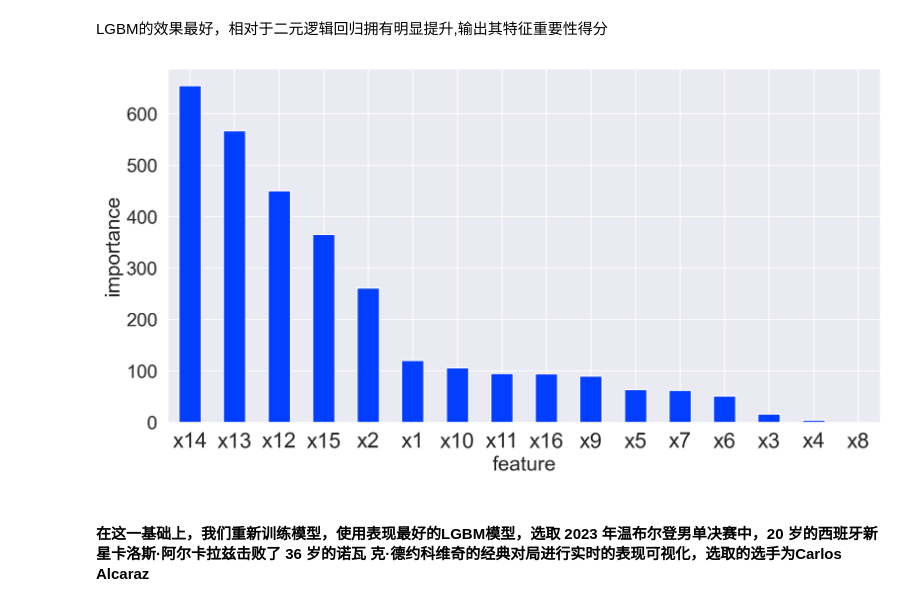
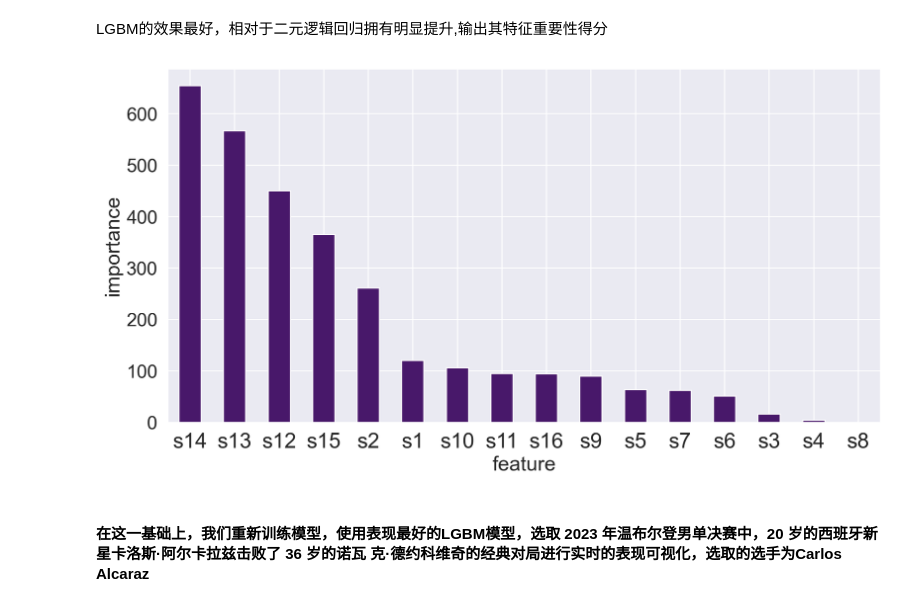
Before and after one commit to DavidFeng-8844/24_MCM_C, a Jupyter notebook: task1n2.ipynb, the cells around one changed output. Drawn from its saved outputs; the diff is of its cells as text; code cells hidden in the pictures.

```diff
--- a/task1n2.ipynb
+++ b/task1n2.ipynb
@@ -89,6 +81,6 @@ for match_id,set_no,game_no,point_no in zip(df.match_id,df.set_no,df.game_no,df.
 # %% [markdown]
 ### 处理好的数据如下：
 # %%
-dataset = pd.DataFrame({'x1':x1_ls,'x2':x2_ls,'x3':x3_ls,'x4':x4_ls,'x5':x5_ls,'x6':x6_ls,'x7':x7_ls,'x8':x8_ls,'x9':x9_ls,'x10':x10_ls,'x11':x11_ls,'x12':x12_ls,'x13':x13_ls,'x14':x14_ls,'x15':x15_ls,'x16':x16_ls,'label':label_ls})
+dataset = pd.DataFrame({'s1':s1_ls,'s2':s2_ls,'s3':s3_ls,'s4':s4_ls,'s5':s5_ls,'s6':s6_ls,'s7':s7_ls,'s8':s8_ls,'s9':s9_ls,'s10':s10_ls,'s11':s11_ls,'s12':s12_ls,'s13':s13_ls,'s14':s14_ls,'s15':s15_ls,'s16':s16_ls,'label':label_ls})
 dataset
 # %% [output]
@@ -240,25 +221,30 @@ LGBM的效果最好，相对于二元逻辑回归拥有明显提升,输出其特
 # %%
 ## 导入会使用到的库
 %config InlineBackend.figure_format = 'retina'
 %matplotlib inline
+from matplotlib.cm import viridis
 import seaborn as sns
 sns.set(font="Arial", style="darkgrid", font_scale=1.6, palette=sns.color_palette("bright"))
 import matplotlib
 matplotlib.rcParams['axes.unicode_minus']=False # 解决坐标轴的负号显示问题
 import matplotlib.pyplot as plt
 import plotly.express as px
 
 #输出重要性得分
 f = pd.DataFrame({'col':list(columns),'score':model1.feature_importances_}).sort_values(by='score',ascending=False)
 f.index = f['col']
-f["score"].plot(kind = "bar",figsize = (12,6)) #颜色,matplotlib
+# Get the number of unique colors needed
+num_colors = len(f)
+# Create a colormap using 'viridis' with the required number of colors
+strip_colors = viridis(num_colors)
+f["score"].plot(kind="bar", figsize=(12, 6), color=strip_colors)
 plt.xlabel("feature")
 plt.ylabel("importance")
 plt.xticks(rotation = 0,fontsize = 20)
 plt.savefig('task1_image\\feature_imp_score.png',dpi=500,bbox_inches='tight')
 plt.show()
 # %% [output]
-[figure, old version]
+[figure, new version]
 # %% [markdown]
 #### 在这一基础上，我们重新训练模型，使用表现最好的LGBM模型，选取 2023 年温布尔登男单决赛中，20 岁的西班牙新星卡洛斯·阿尔卡拉兹击败了 36 岁的诺瓦 克·德约科维奇的经典对局进行实时的表现可视化，选取的选手为Carlos Alcaraz
 # %%
```
Also changed, not shown: parts of 8 cells of this notebook, 7 other files.
